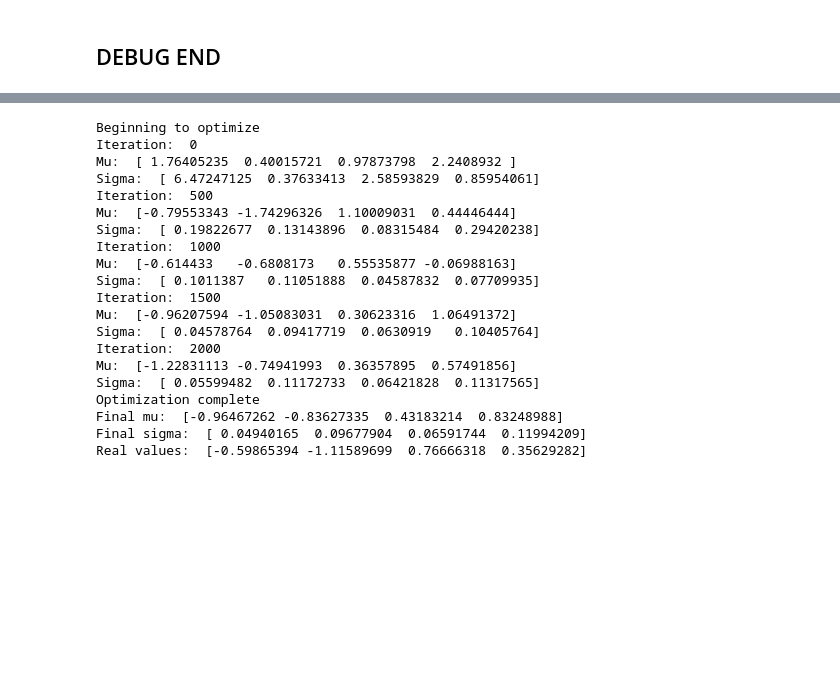
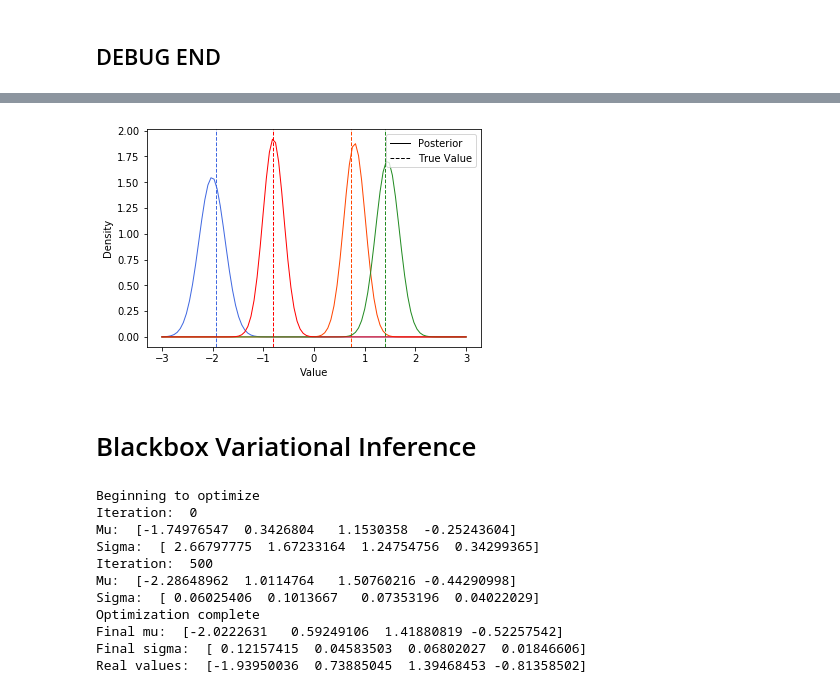
Before and after one commit to ibarrond/VariationalAutoencoders, a Jupyter notebook: Variational Autoencoders.ipynb, the cells around one changed output, grey strips where cells are left out. Saved outputs shown, nothing was run; the diff lists cells and outputs as text; code cells hidden in the pictures; blank space fills up the shorter version.

```diff
--- a/Variational Autoencoders.ipynb
+++ b/Variational Autoencoders.ipynb
@@ -7,7 +7,7 @@ from scipy.stats import norm
 # %%
 # DATA GENERATION
 
-N = 1000         # size of the dataset
+N = 10000        # size of the dataset
 P = 4            # number of weights
 L = 10           # number of samples for MonteCarlo
 M = 100          # size of batches
@@ -21,10 +21,14 @@ data_y = rand_seed.binomial(1,sigmoid(np.dot(data_X,w_real)))
 # %% [markdown]
 ## DEBUG
 # %%
-H = tf.random_normal(shape=[10, 10])
-twos = tf.Variable([1.0,2.0,3.0,2.0,2.0,2.0,2.0,2.0,2.0,2.0], tf.float32)
+std_samples = tf.random_normal(shape=[10, 4])
+log_var_W = tf.constant([[1,2,3,4]], tf.float32)
+mean_W = tf.constant([[5,6,7,8]], tf.float32)
+w_from_q = tf.add(tf.multiply(std_samples, log_var_W), mean_W)
 out = tf.add(tf.multiply(H, twos), tf.ones(10))
 out2 = out + 1
+
+samples = tf.random_normal(shape=[10, 2])
 # %%
 x = tf.constant([[1, 2, 3], [1, 2, 3], [1,2,3]])
 
@@ -277,3 +213,24 @@ TypeError: 'NoneType' object is not iterable
+# %%
+x_plot = np.linspace(-3, 3, 100)
+plt.plot(x_plot,norm.pdf(x_plot, mu[0], np.sqrt(sigma[0])),"royalblue",linewidth=1,label="Posterior")
+plt.axvline(x=w_real[0],c="royalblue",linestyle='dashed',linewidth=1,label="True Value")
+plt.plot(x_plot,norm.pdf(x_plot, mu[1], np.sqrt(sigma[1])),c="orangered",linewidth=1)
+plt.axvline(x=w_real[1],c="orangered",linestyle='dashed',linewidth=1)
+plt.plot(x_plot,norm.pdf(x_plot, mu[2], np.sqrt(sigma[2])),c="forestgreen",linewidth=1)
+plt.axvline(x=w_real[2],c="forestgreen",linestyle='dashed',linewidth=1)
+plt.plot(x_plot,norm.pdf(x_plot, mu[3], np.sqrt(sigma[3])),c="red",linewidth=1)
+plt.axvline(x=w_real[3],c="red",linestyle='dashed',linewidth=1)
+plt.xlabel("Value")
+plt.ylabel("Density")
+leg = plt.legend(loc=1)
+leg.legendHandles[0].set_color('black')
+leg.legendHandles[1].set_color('black')
+plt.show()
+#plt.savefig('densities.png', format='png',bbox_inches='tight',dpi = 300)
+# %% [output]
+[figure, added]
+# %% [markdown]
+# Blackbox Variational Inference
 # %%
 # OPTIMIZE LIKELIHOOD - KL DIV between var. q(W) and prior p(W) ->
 # our error in negative
@@ -320,28 +277,19 @@ for t in range(n_iter):
 print ("Optimization complete")
 print ("Final mu: ", mu)
 print ("Final sigma: ", np.exp(log_sigma))
-print ("Real values: ", z_real)
+print ("Real values: ", w_real)
 # %% [output]
 Beginning to optimize
 Iteration:  0
-Mu:  [ 1.76405235  0.40015721  0.97873798  2.2408932 ]
-Sigma:  [ 6.47247125  0.37633413  2.58593829  0.85954061]
+Mu:  [-1.74976547  0.3426804   1.1530358  -0.25243604]
+Sigma:  [ 2.66797775  1.67233164  1.24754756  0.34299365]
 Iteration:  500
-Mu:  [-0.79553343 -1.74296326  1.10009031  0.44446444]
-Sigma:  [ 0.19822677  0.13143896  0.08315484  0.29420238]
-Iteration:  1000
-Mu:  [-0.614433   -0.6808173   0.55535877 -0.06988163]
-Sigma:  [ 0.1011387   0.11051888  0.04587832  0.07709935]
-Iteration:  1500
-Mu:  [-0.96207594 -1.05083031  0.30623316  1.06491372]
-Sigma:  [ 0.04578764  0.09417719  0.0630919   0.10405764]
-Iteration:  2000
-Mu:  [-1.22831113 -0.74941993  0.36357895  0.57491856]
-Sigma:  [ 0.05599482  0.11172733  0.06421828  0.11317565]
+Mu:  [-2.28648962  1.0114764   1.50760216 -0.44290998]
+Sigma:  [ 0.06025406  0.1013667   0.07353196  0.04022029]
 Optimization complete
-Final mu:  [-0.96467262 -0.83627335  0.43183214  0.83248988]
-Final sigma:  [ 0.04940165  0.09677904  0.06591744  0.11994209]
-Real values:  [-0.59865394 -1.11589699  0.76666318  0.35629282]
+Final mu:  [-2.0222631   0.59249106  1.41880819 -0.52257542]
+Final sigma:  [ 0.12157415  0.04583503  0.06802027  0.01846606]
+Real values:  [-1.93950036  0.73885045  1.39468453 -0.81358502]
 # %%
 x_plot = np.linspace(-2, 2, 100)
 plt.plot(x_plot,norm.pdf(x_plot, mu[0], np.sqrt(sigma[0])),"royalblue",linewidth=1,label="Posterior")
```
Also changed, not shown: parts of 12 cells of this notebook, 2 other files.
